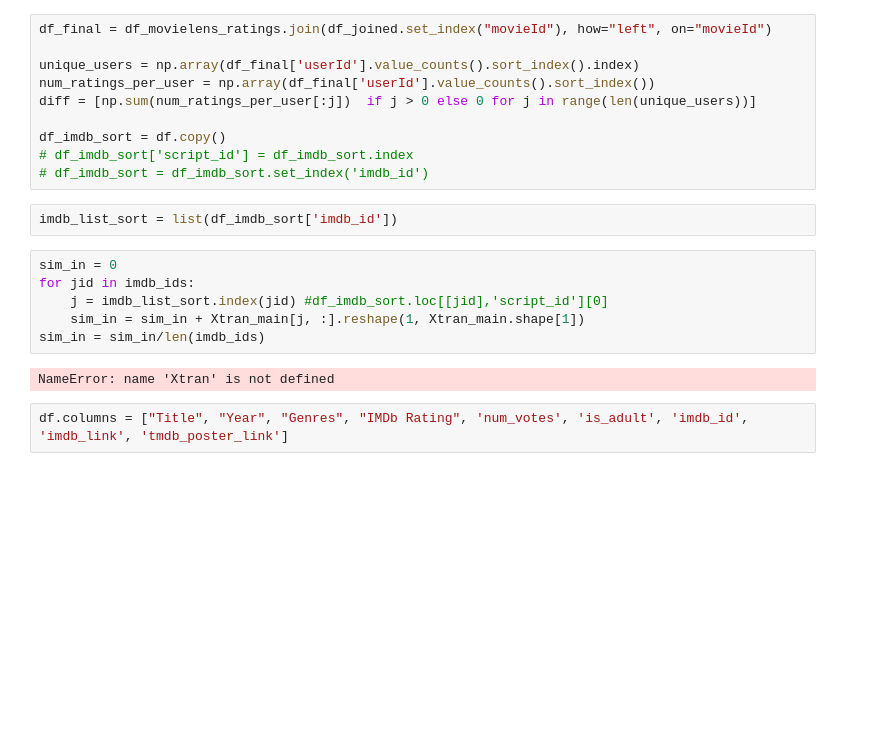
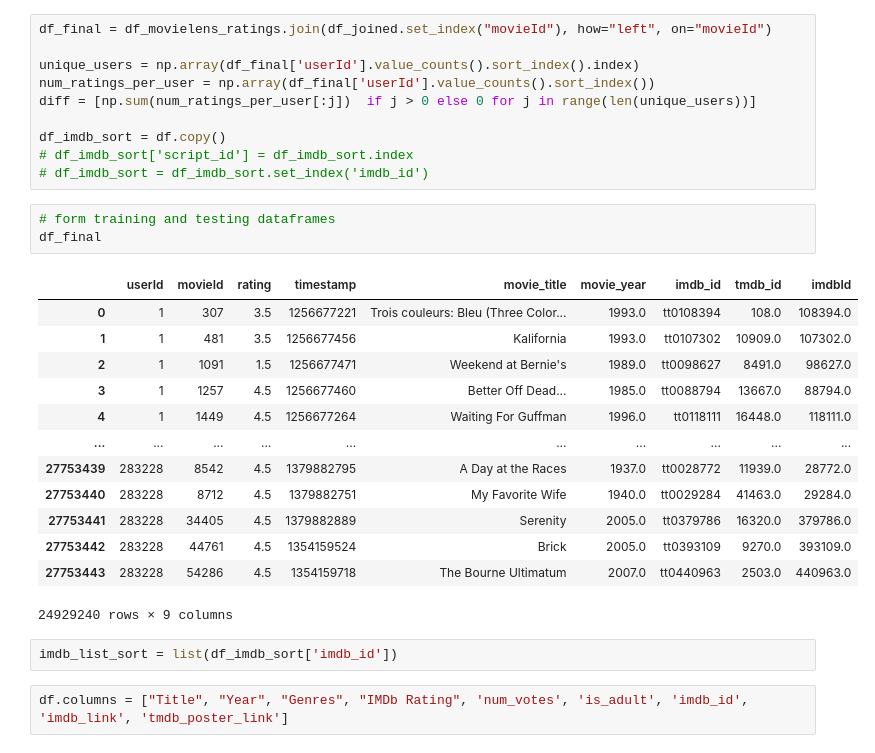
Before and after one commit to nfasano/movie_recsys, a Jupyter notebook: recsys_content_based/model_prototype.ipynb, the cells around one changed output. Cells and saved outputs as stored; diff of their text form; blank space fills up the shorter version.

```diff
--- a/recsys_content_based/ranking_eval.ipynb
+++ b/recsys_content_based/model_prototype.ipynb
@@ -133,16 +131,25 @@ diff = [np.sum(num_ratings_per_user[:j])  if j > 0 else 0 for j in range(len(uni
 df_imdb_sort = df.copy()
 # df_imdb_sort['script_id'] = df_imdb_sort.index
 # df_imdb_sort = df_imdb_sort.set_index('imdb_id')
+# %%
+# form training and testing dataframes
+df_final
+# %% [output]
+|  | userId | movieId | rating | timestamp | movie_title | movie_year | imdb_id | tmdb_id | imdbId |
+| 0 | 1 | 307 | 3.5 | 1256677221 | Trois couleurs: Bleu (Three Color... | 1993.0 | tt0108394 | 108.0 | 108394.0 |
+| 1 | 1 | 481 | 3.5 | 1256677456 | Kalifornia | 1993.0 | tt0107302 | 10909.0 | 107302.0 |
+| 2 | 1 | 1091 | 1.5 | 1256677471 | Weekend at Bernie's | 1989.0 | tt0098627 | 8491.0 | 98627.0 |
+| 3 | 1 | 1257 | 4.5 | 1256677460 | Better Off Dead... | 1985.0 | tt0088794 | 13667.0 | 88794.0 |
+| 4 | 1 | 1449 | 4.5 | 1256677264 | Waiting For Guffman | 1996.0 | tt0118111 | 16448.0 | 118111.0 |
+| ... | ... | ... | ... | ... | ... | ... | ... | ... | ... |
+| 27753439 | 283228 | 8542 | 4.5 | 1379882795 | A Day at the Races | 1937.0 | tt0028772 | 11939.0 | 28772.0 |
+| 27753440 | 283228 | 8712 | 4.5 | 1379882751 | My Favorite Wife | 1940.0 | tt0029284 | 41463.0 | 29284.0 |
+| 27753441 | 283228 | 34405 | 4.5 | 1379882889 | Serenity | 2005.0 | tt0379786 | 16320.0 | 379786.0 |
+| 27753442 | 283228 | 44761 | 4.5 | 1354159524 | Brick | 2005.0 | tt0393109 | 9270.0 | 393109.0 |
+| 27753443 | 283228 | 54286 | 4.5 | 1354159718 | The Bourne Ultimatum | 2007.0 | tt0440963 | 2503.0 | 440963.0 |
+24929240 rows × 9 columns
 # %%
 imdb_list_sort = list(df_imdb_sort['imdb_id'])
-# %%
-sim_in = 0
-for jid in imdb_ids:
-    j = imdb_list_sort.index(jid) #df_imdb_sort.loc[[jid],'script_id'][0]
-    sim_in = sim_in + Xtran_main[j, :].reshape(1, Xtran_main.shape[1])
-sim_in = sim_in/len(imdb_ids)
-# %% [output]
-NameError: name 'Xtran' is not defined
 # %%
 df.columns = ["Title", "Year", "Genres", "IMDb Rating", 'num_votes', 'is_adult', 'imdb_id', 'imdb_link', 'tmdb_poster_link']
 # %%
```
Also changed, not shown: parts of 9 cells of this notebook, 19 other files.
